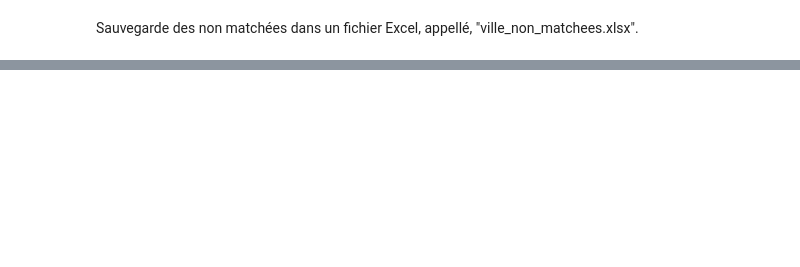
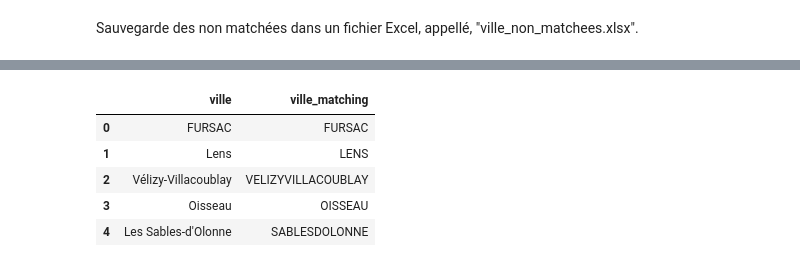
Before and after one commit to thomaspernet/InseeInpi_matching, a Jupyter notebook: Notebooks_matching/Data_preprocessed/programme_matching/05_redaction_US/00_prep_ville_2613.ipynb, the cells around one changed output, grey strips where cells are left out. Cells and saved outputs as stored; diff of their text form; code cells hidden in the pictures; blank space fills up the shorter version.

```diff
--- a/Notebooks_matching/Data_preprocessed/programme_matching/05_redaction_US/00_prep_ville_2613.ipynb
+++ b/Notebooks_matching/Data_preprocessed/programme_matching/05_redaction_US/00_prep_ville_2613.ipynb
@@ -194,0 +236,9 @@ Sauvegarde des non matchées dans un fichier Excel, appellé, "ville_non_matchee
+# %%
+test.head()
+# %% [output]
+|  | ville | ville_matching |
+| 0 | FURSAC | FURSAC |
+| 1 | Lens | LENS |
+| 2 | Vélizy-Villacoublay | VELIZYVILLACOUBLAY |
+| 3 | Oisseau | OISSEAU |
+| 4 | Les Sables-d'Olonne | SABLESDOLONNE |
```
Also changed, not shown: parts of 19 cells of this notebook, 1 other file.
